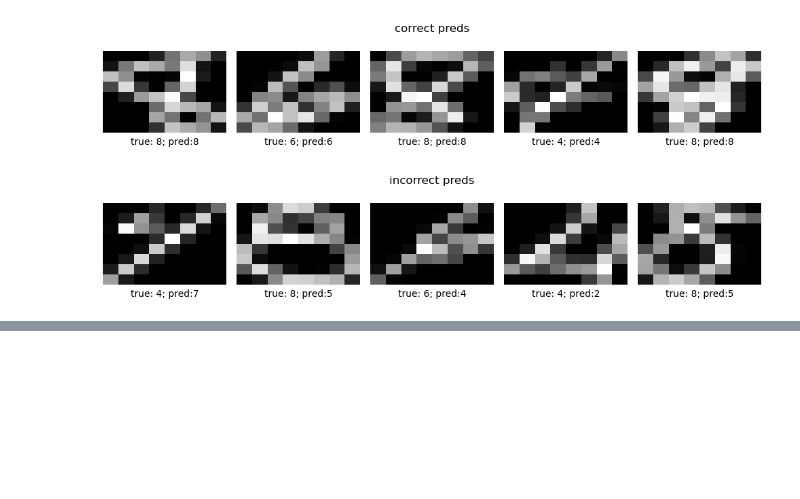
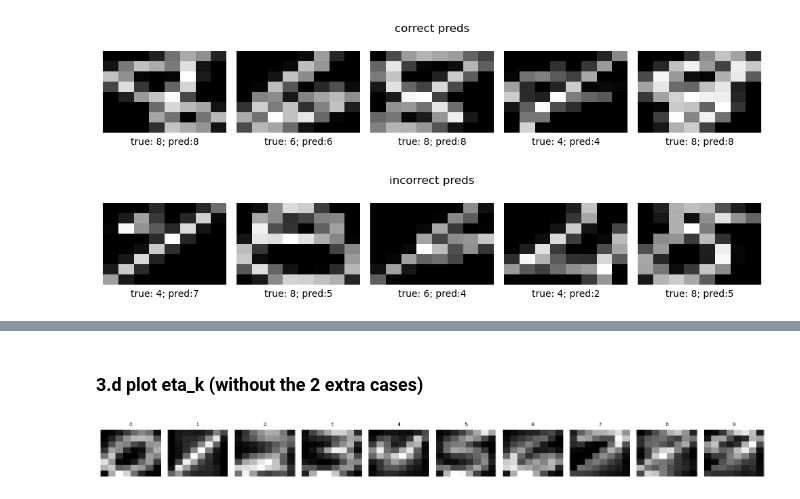
Before and after one commit to Stevey8/Handwritten-Digit-Classification, a Jupyter notebook: digit_classifier.ipynb, the cells around one changed output, grey strips where cells are left out. Cells and saved outputs as stored; diff of their text form; code cells hidden in the pictures; blank space fills up the shorter version.

```diff
--- a/digit_classifier.ipynb
+++ b/digit_classifier.ipynb
@@ -271,0 +498,6 @@ find_correct_incorrect(train_data, train_labels, test_data, test_labels)
+# %% [markdown]
+### 3.d plot eta_k (without the 2 extra cases)
+# %%
+plot_images_nbc(eta)
+# %% [output]
+[figure, added]
```
Also changed, not shown: parts of 22 cells of this notebook.
